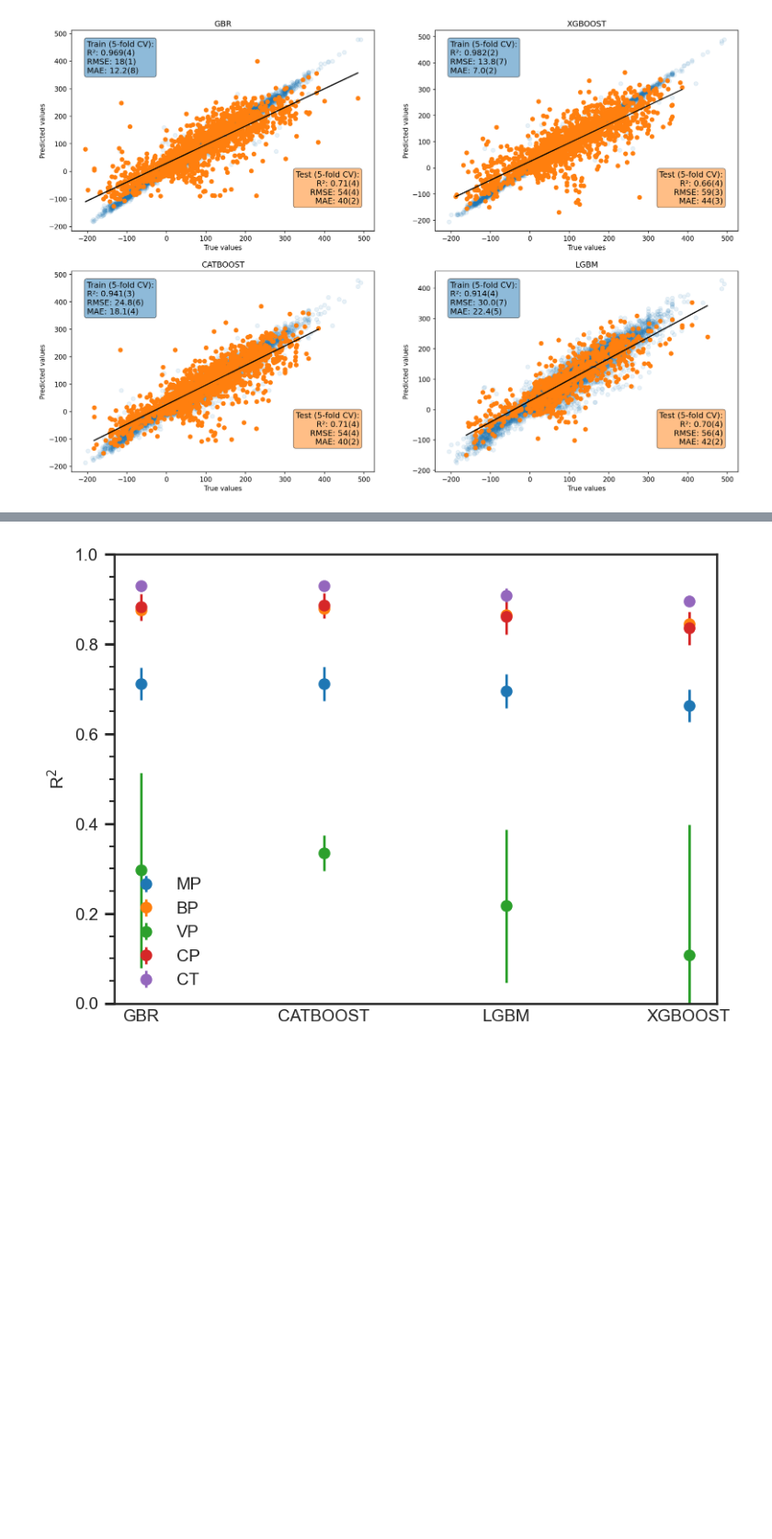
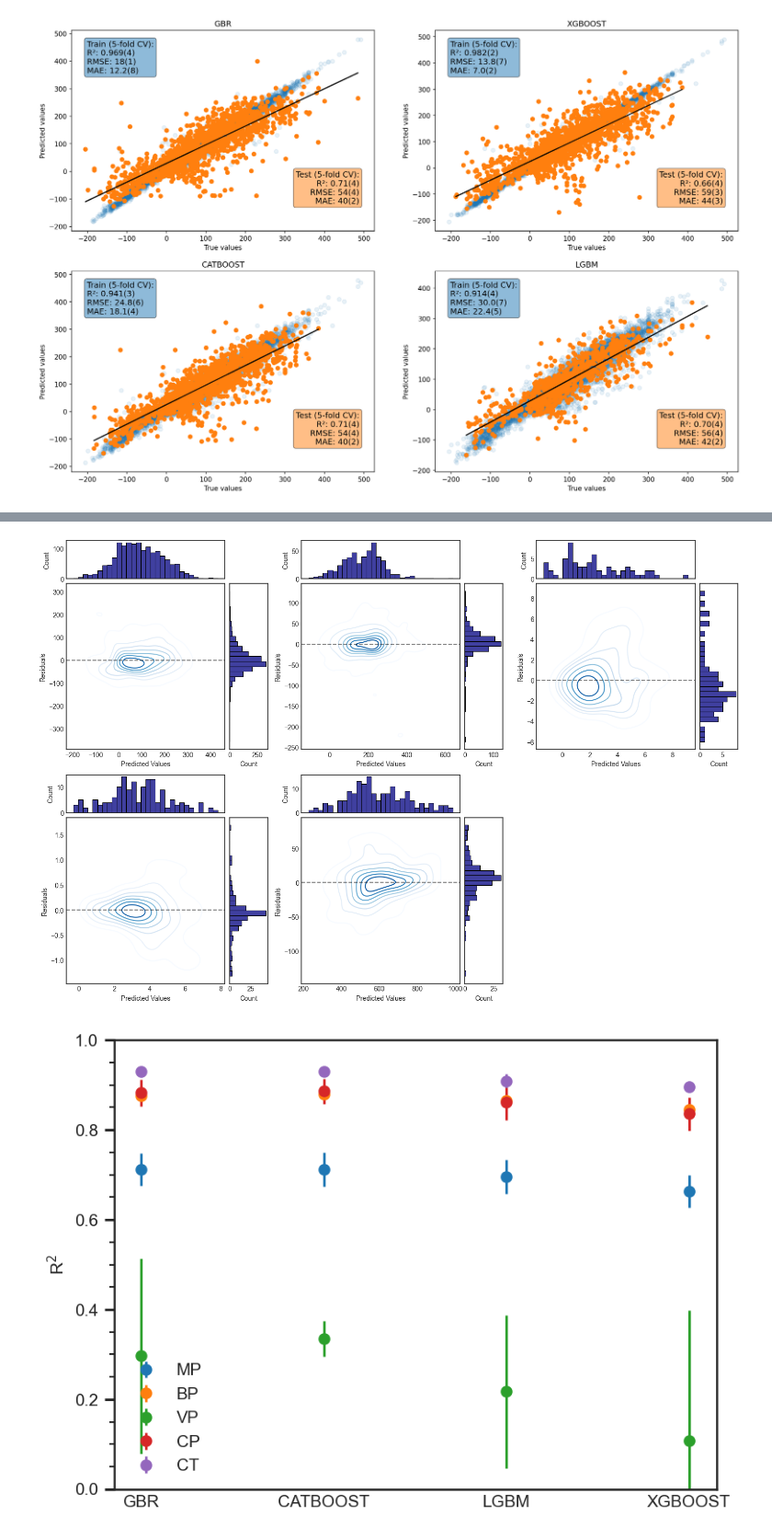
Before and after one commit to aravindhnivas/cxml_py, a Jupyter notebook: notebooks/plot_distributions.ipynb, the cells around one changed output, grey strips where cells are left out. Shown at 92% size. Saved outputs shown, nothing was run; the diff lists cells and outputs as text; code cells hidden in the pictures; blank space fills up the shorter version.

```diff
--- a/notebooks/plot_distributions.ipynb
+++ b/notebooks/plot_distributions.ipynb
@@ -495,3 +490,68 @@ vp_kPa_25C_topelements_processed_data
+# %%
+from mpl_toolkits.axes_grid1 import make_axes_locatable
+from matplotlib.gridspec import GridSpec
+
+def create_residual_subplot(y_true, y_pred, ax):
+    """Creates a residual plot with density contours on a given matplotlib axis."""
+    if not isinstance(y_true, np.ndarray):
+        y_true = np.array(y_true)
+    if not isinstance(y_pred, np.ndarray):
+        y_pred = np.array(y_pred)
+
+    residuals = y_true - y_pred
+
+    # Create scatter plot with density
+    sns.kdeplot(x=y_pred, y=residuals, ax=ax, cmap='Blues', levels=8)
+
+    # Add histograms on both axes
+    divider = make_axes_locatable(ax)
+    ax_histx = divider.append_axes("top", 0.8, pad=0.1)
+    ax_histy = divider.append_axes("right", 0.8, pad=0.1)
+
+    # Plot histograms
+    sns.histplot(x=y_pred, ax=ax_histx, color='navy', bins=30)
+    sns.histplot(y=residuals, ax=ax_histy, color='navy', bins=30, orientation='horizontal')
+
+    # Remove histogram axis labels
+    ax_histx.set_xticklabels([])
+    ax_histy.set_yticklabels([])
+
+    # Add reference line
+    ax.axhline(y=0, color='black', linestyle='--', alpha=0.5)
+
+    # Customize labels
+    ax.set_xlabel("Predicted Values")
+    ax.set_ylabel("Residuals")
+    # ax.set_title(title)
+
+# Create figure with subplots
+fig = plt.figure(figsize=(15, 10))
+gs = GridSpec(2, 3, figure=fig)
+
+# Define titles and positions
+properties = ['MP', 'BP', 'VP', 'CT', 'CP']
+positions = [gs[0, 0], gs[0, 1], gs[0, 2], gs[1, 0], gs[1, 1]]
+
+counter = 0
+for prop, pos in zip(properties, positions):
+    ax = fig.add_subplot(pos)
+
+    # Load data for each property
+    dir = processed_data_dirs[properties.index(prop)]
+    datfile = dir / f'pretrained_models/{model}/{embeddings}/{method}/{pre_trained_filename}.dat.json'
+    data = json.load(open(datfile, 'r'))
+    y_true_test = data["test"]["y_true"]
+    y_pred_test = data["test"]["y_pred"]
+
+    create_residual_subplot(y_true_test, y_pred_test, ax)
+
+    ax.set_title(f"{prop} Residuals")
+    counter += 1
+
+plt.tight_layout()
+plt.show()
+# %% [output]
+[figure, added]
 # %%
 plt.close('all')
 fig, ax = plt.subplots(dpi=150)
```
Also changed, not shown: parts of 2 cells of this notebook.
